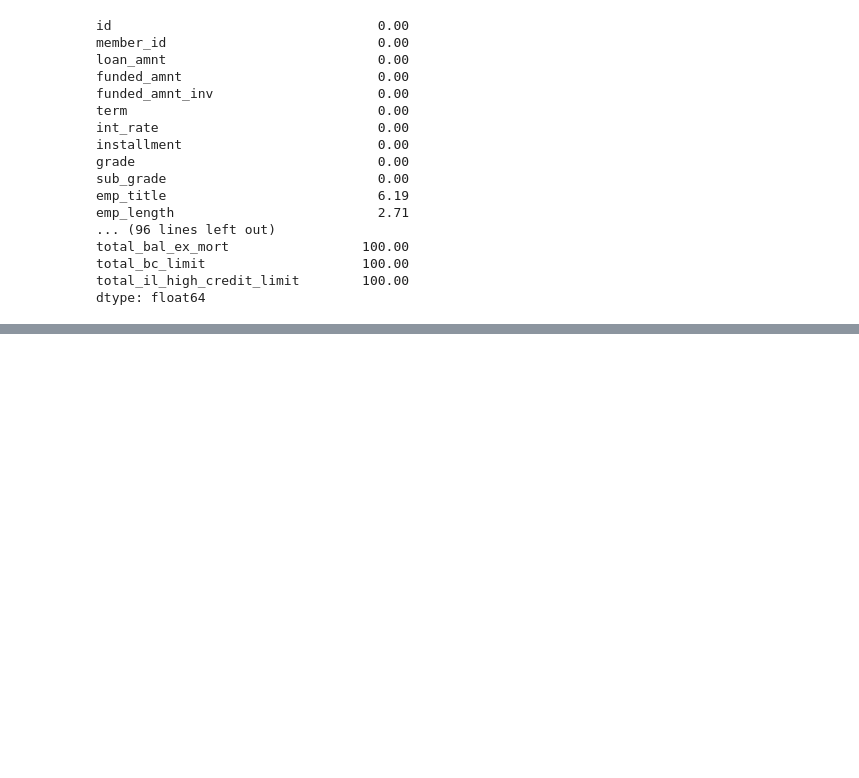
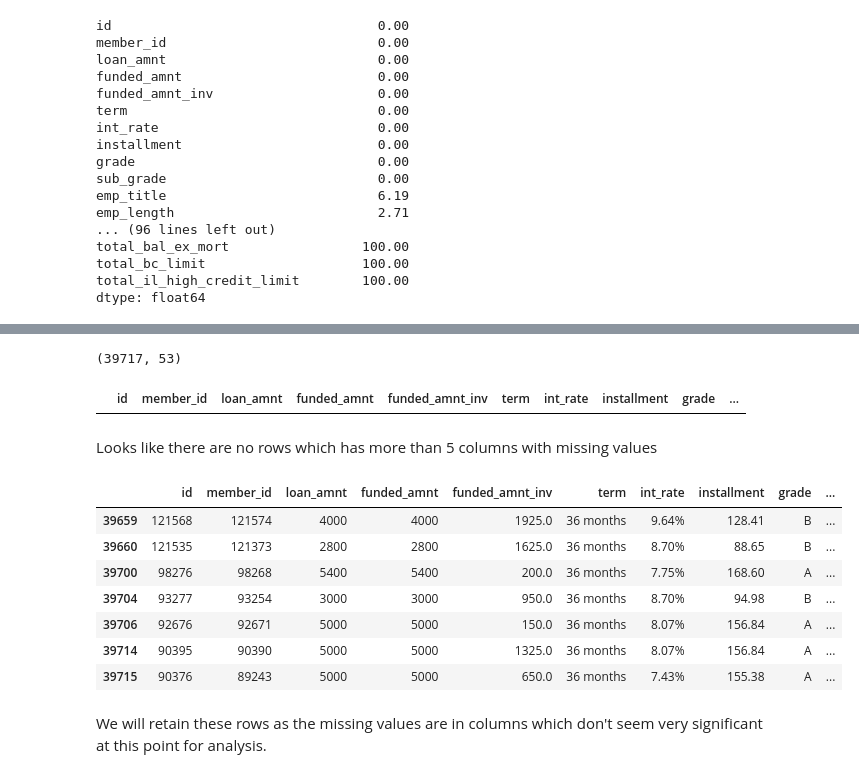
Before and after one commit to abym-droid/upgrad-lending-club-case-study, a Jupyter notebook: Abhishek_Mukherjee.ipynb, the cells around one changed output, grey strips where cells are left out. Saved outputs shown, nothing was run; the diff lists cells and outputs as text; code cells hidden in the pictures; blank space fills up the shorter version.

Commit message:
Added missing data and column analysis with imputation

```diff
--- a/Abhishek_Mukherjee.ipynb
+++ b/Abhishek_Mukherjee.ipynb
@@ -133,3 +133,5 @@ total_bal_ex_mort                 100.00
 total_bc_limit                    100.00
 total_il_high_credit_limit        100.00
 dtype: float64
+# %%
+loan_df_clean = loan_df.loc[:,loan_df.isnull().mean()*100 < 30]
@@ -135,0 +154,25 @@ dtype: float64
+# %%
+loan_df_clean.shape
+# %% [output]
+(39717, 53)
+# %%
+# Lets also check missing values from rows which has more than 5 missing values
+loan_df_clean[loan_df_clean.isnull().sum(axis=1) > 5]
+# %% [output]
+|  | id | member_id | loan_amnt | funded_amnt | funded_amnt_inv | term | int_rate | installment | grade | ... |
+# %% [markdown]
+Looks like there are no rows which has more than 5 columns with missing values
+# %%
+# Lets also check missing values from rows which has more than 4 missing values but less than 5
+loan_df_clean[(loan_df_clean.isnull().sum(axis=1) > 4) & (loan_df_clean.isnull().sum(axis=1) <=5)]
+# %% [output]
+|  | id | member_id | loan_amnt | funded_amnt | funded_amnt_inv | term | int_rate | installment | grade | ... |
+| 39659 | 121568 | 121574 | 4000 | 4000 | 1925.0 | 36 months | 9.64% | 128.41 | B | ... |
+| 39660 | 121535 | 121373 | 2800 | 2800 | 1625.0 | 36 months | 8.70% | 88.65 | B | ... |
+| 39700 | 98276 | 98268 | 5400 | 5400 | 200.0 | 36 months | 7.75% | 168.60 | A | ... |
+| 39704 | 93277 | 93254 | 3000 | 3000 | 950.0 | 36 months | 8.70% | 94.98 | B | ... |
+| 39706 | 92676 | 92671 | 5000 | 5000 | 150.0 | 36 months | 8.07% | 156.84 | A | ... |
+| 39714 | 90395 | 90390 | 5000 | 5000 | 1325.0 | 36 months | 8.07% | 156.84 | A | ... |
+| 39715 | 90376 | 89243 | 5000 | 5000 | 650.0 | 36 months | 7.43% | 155.38 | A | ... |
+# %% [markdown]
+We will retain these rows as the missing values are in columns which don't seem very significant at this point for analysis.
```
Also changed, not shown: parts of 24 cells of this notebook.
